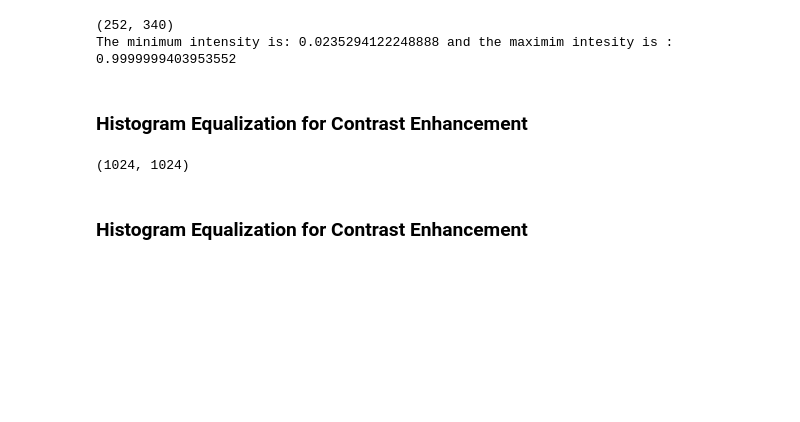
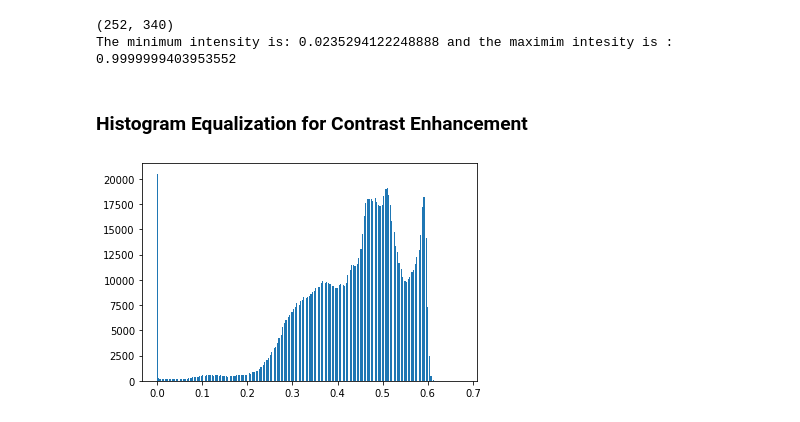
Before and after one commit to sikha2552/Python_ImageProcessing, a Jupyter notebook: Chapter2_Filtering.ipynb, the cells around one changed output. Drawn from its saved outputs; the diff is of its cells as text; code cells hidden in the pictures; blank space fills up the shorter version.

```diff
--- a/Chapter2_Filtering.ipynb
+++ b/Chapter2_Filtering.ipynb
@@ -80,8 +80,8 @@ The minimum intensity is: 0.0235294122248888 and the maximim intesity is : 0.999
 ### **Histogram Equalization for Contrast Enhancement**
 # %%
 im=plt.imread('/content/drive/MyDrive/MY_Learnings/DATACAMP-Courses/Python4Imgprocessing_Datacamp/Chapter2/chest_xray_image.png')
-im.shape
+#Plot histogram
+his=plt.hist(im.ravel(),bins=256)
+plt.show()
 # %% [output]
-(1024, 1024)
+[figure, added]
-# %% [markdown]
-### **Histogram Equalization for Contrast Enhancement**
```
Also changed, not shown: parts of 2 cells of this notebook.
